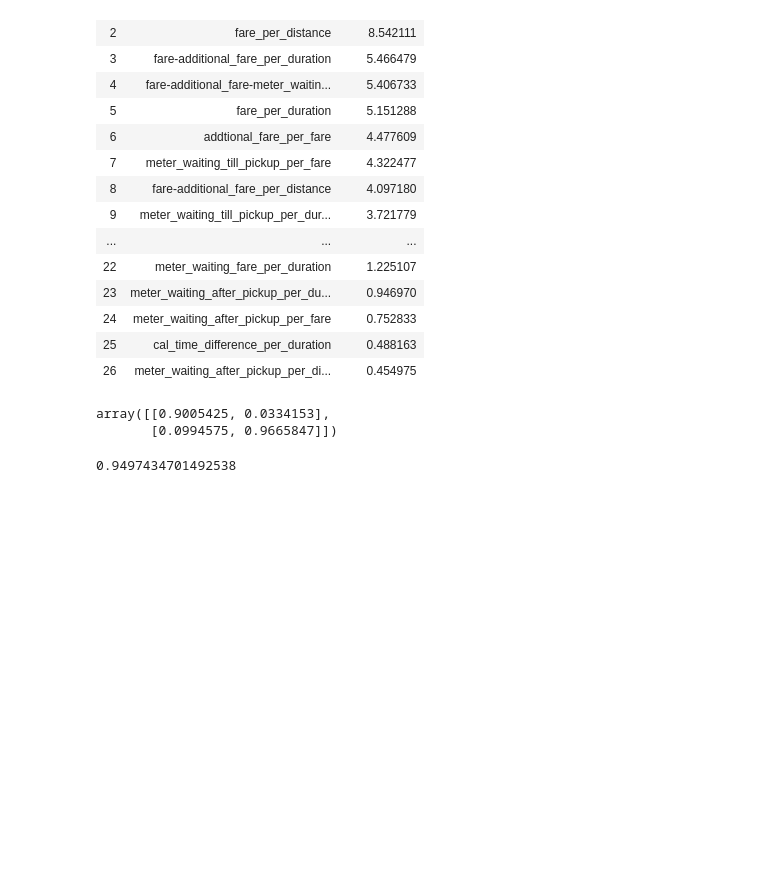
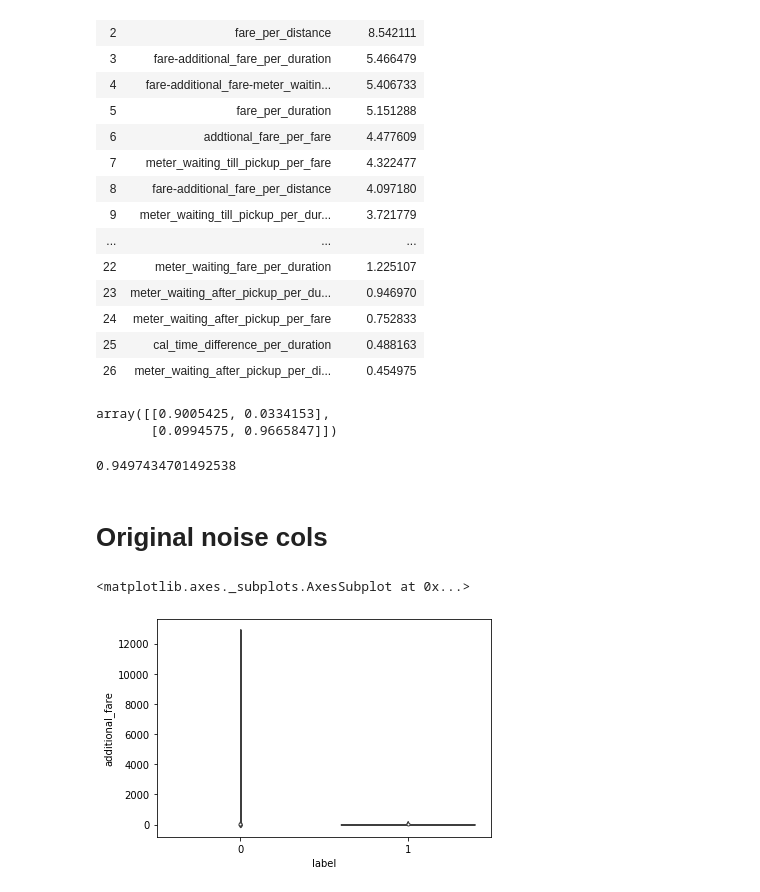
Before and after one commit to heshanpadmasiri/ride-fare, a Jupyter notebook: unit_fe.ipynb, the cells around one changed output. Drawn from its saved outputs; the diff is of its cells as text; code cells hidden in the pictures; blank space fills up the shorter version.

```diff
--- a/unit_fe.ipynb
+++ b/unit_fe.ipynb
@@ -99,10 +99,12 @@ skf = StratifiedKFold(n_splits=3)
 validation_scores = []
 org_scores = []
 models = []
+train_pools = []
 for train_index, test_index in skf.split(train, y):
     X_train, X_test = train.iloc[train_index,:], train.iloc[test_index,:]
     y_train, y_test = y[train_index], y[test_index]
     train_pool = Pool(data=X_train, label=y_train,cat_features=cat_features)
+    train_pools.append(train_pool)
     test_pool = Pool(data=X_test, label=y_test, cat_features=cat_features)
     model = CatBoostClassifier(**catboost_params)
     model.fit(X=train_pool, eval_set=test_pool,verbose=10)
@@ -1467,3 +1500,5 @@ submission_df.to_csv('submission.csv',index=False)
 submission_df['prediction'].sum() / submission_df.shape[0]
 # %% [output]
 0.9497434701492538
+# %% [markdown]
+# Original noise cols
@@ -1469,0 +1513,5 @@ submission_df['prediction'].sum() / submission_df.shape[0]
+# %%
+sns.violinplot(x='label',y='additional_fare',data=train_df)
+# %% [output]
+<matplotlib.axes._subplots.AxesSubplot at 0x...>
+[figure, added]
```
Also changed, not shown: parts of 43 cells of this notebook.
